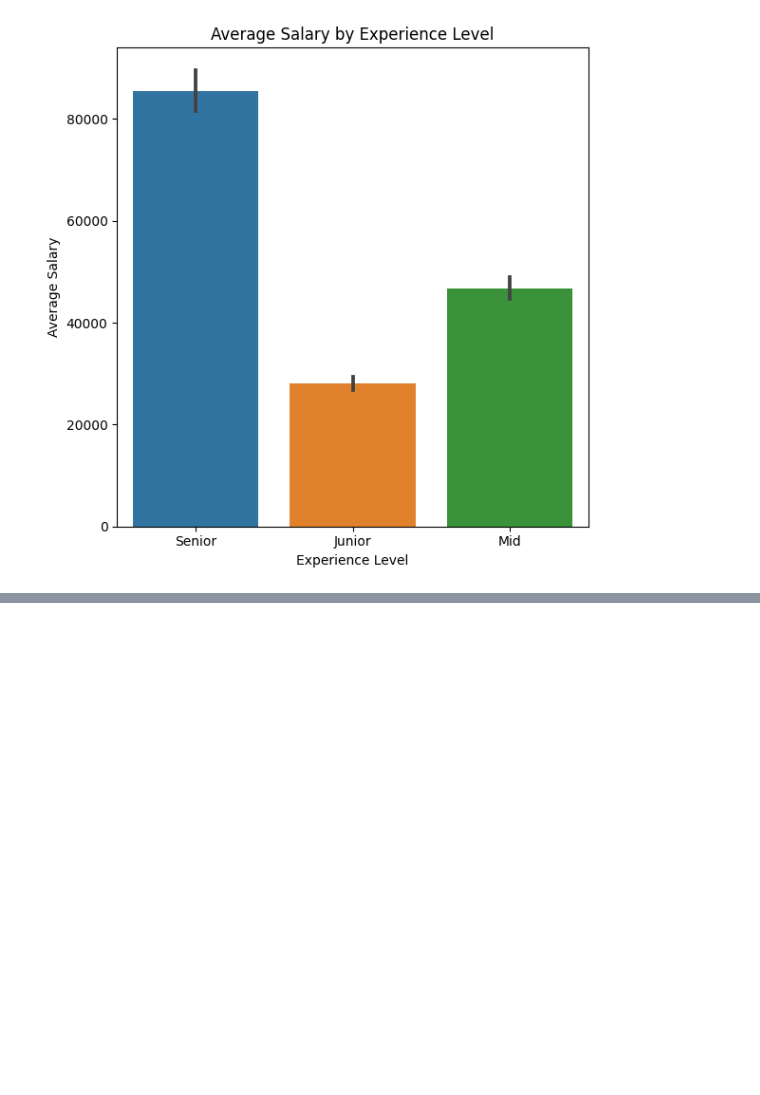
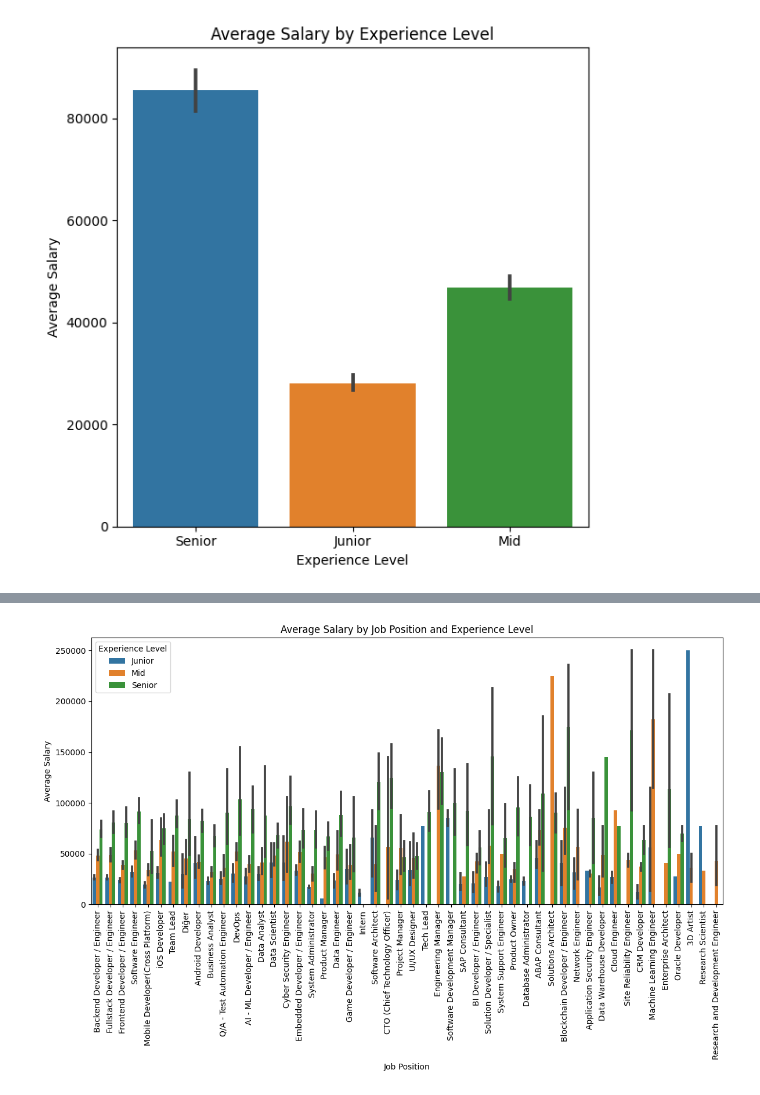
Before and after one commit to ofgkts/Portfolio-Projects, a Jupyter notebook: survey_code.ipynb, the cells around one changed output, grey strips where cells are left out. Cells and saved outputs as stored; diff of their text form; code cells hidden in the pictures; blank space fills up the shorter version.

```diff
--- a/survey_code.ipynb
+++ b/survey_code.ipynb
@@ -295,0 +317,100 @@ plt.show()
+# %%
+
+
+# Convert salary ranges to numeric values (mean of each range)
+salary_mapping = {
+    '11.402 TL ve altı': (0 + 11402) / 2,
+    '11.402 TL - 15.000 TL': (11402 + 15000) / 2,
+    '15.001 TL - 18.000 TL': (15001 + 18000) / 2,
+    '18.001 TL - 20.000 TL': (18001 + 20000) / 2,
+    '20.001 TL - 25.000 TL': (20001 + 25000) / 2,
+    '25.001 TL - 30.000 TL': (25001 + 30000) / 2,
+    '30.001 TL - 37.000 TL': (30001 + 37000) / 2,
+    '37.001 TL - 45.000 TL': (37001 + 45000) / 2,
+    '45.001 TL - 55.000 TL': (45001 + 55000) / 2,
+    '55.001 TL - 70.000 TL': (55001 + 70000) / 2,
+    '70.001 TL - 85.000 TL': (70001 + 85000) / 2,
+    '85.001 TL - 100.000 TL': (85001 + 100000) / 2,
+    '100.001 TL - 130.000 TL': (100001 + 130000) / 2,
+    '130.001 TL - 160.000 TL': (130001 + 160000) / 2,
+    '160.001 TL - 200.000 TL': (160001 + 200000) / 2,
+    '200.000 TL - 250.000 TL': (200000 + 250000) / 2,
+    '250.000 TL ve üzeri': 250000
+}
+
+df1['Mean_Salary'] = df1['Maaş / Aylık Türk Lirası cinsinden'].map(salary_mapping)
+
+# Set the order of experience levels for 'Seviyeniz nedir?' column
+level_order = [
+    'Junior',
+    'Mid',
+    'Senior'
+]
+
+# Set the order of job positions for 'Hangi pozisyonda çalışıyorsunuz?' column
+position_order = [
+    'Backend Developer / Engineer',
+    'Fullstack Developer / Engineer',
+    'Frontend Developer / Engineer',
+    'Software Engineer',
+    'Mobile Developer(Cross Platform)',
+    'iOS Developer',
+    'Team Lead',
+    'Diğer',
+    'Android Developer',
+    'Business Analyst',
+    'Q/A - Test Automation Engineer',
+    'DevOps',
+    'AI - ML Developer / Engineer',
+    'Data Analyst',
+    'Data Scientist',
+    'Cyber Security Engineer',
+    'Embedded Developer / Engineer',
+    'System Administrator',
+    'Product Manager',
+    'Data Engineer',
+    'Game Developer / Engineer',
+    'Intern',
+    'Software Architect',
+    'CTO (Chief Technology Officer)',
+    'Project Manager',
+    'UI/UX Designer',
+    'Tech Lead',
+    'Engineering Manager',
+    'Software Development Manager',
+    'SAP Consultant',
+    'BI Developer / Engineer',
+    'Solution Developer / Specialist',
+    'System Support Engineer',
+    'Product Owner',
+    'Database Administrator',
+    'ABAP Consultant',
+    'Solutions Architect',
+    'Blockchain Developer / Engineer',
+    'Network Engineer',
+    'Application Security Engineer',
+    'Data Warehouse Developer',
+    'Cloud Engineer',
+    'Site Reliability Engineer',
+    'CRM Developer',
+    'Machine Learning Engineer',
+    'Enterprise Architect',
+    'Oracle Developer',
+    '3D Artist',
+    'Research Scientist',
+    'Research and Development Engineer'
+]
+
+# Create a bar chart for average salary by job position and experience level (descending order)
+plt.figure(figsize=(12, 8))
+sns.barplot(data=df1, x='Hangi pozisyonda çalışıyorsunuz?', y='Mean_Salary',
+            order=position_order, hue='Seviyeniz nedir?', hue_order=level_order)
+plt.title('Average Salary by Job Position and Experience Level')
+plt.xlabel('Job Position')
+plt.ylabel('Average Salary')
+plt.xticks(rotation=90)
+plt.legend(title='Experience Level')
+plt.tight_layout()
+plt.show()
+# %% [output]
+[figure, added]
```
Also changed, not shown: parts of 7 cells of this notebook.
